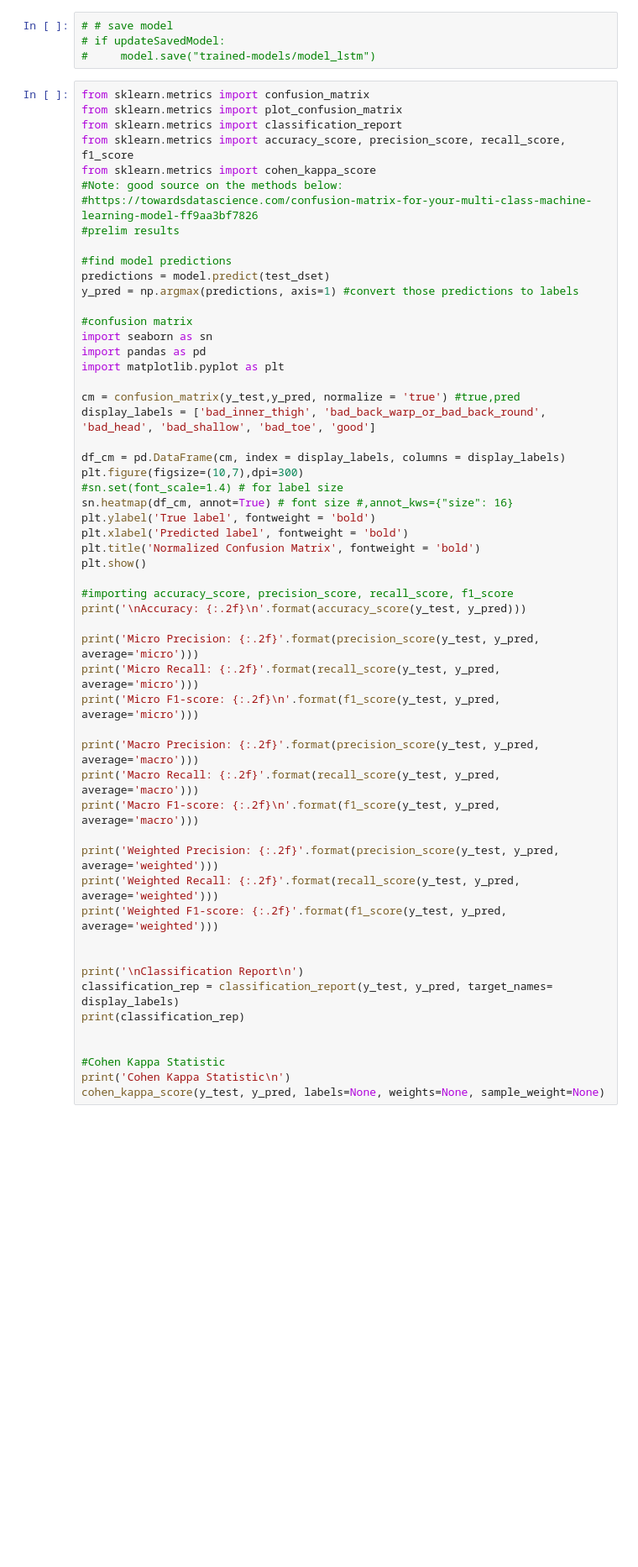
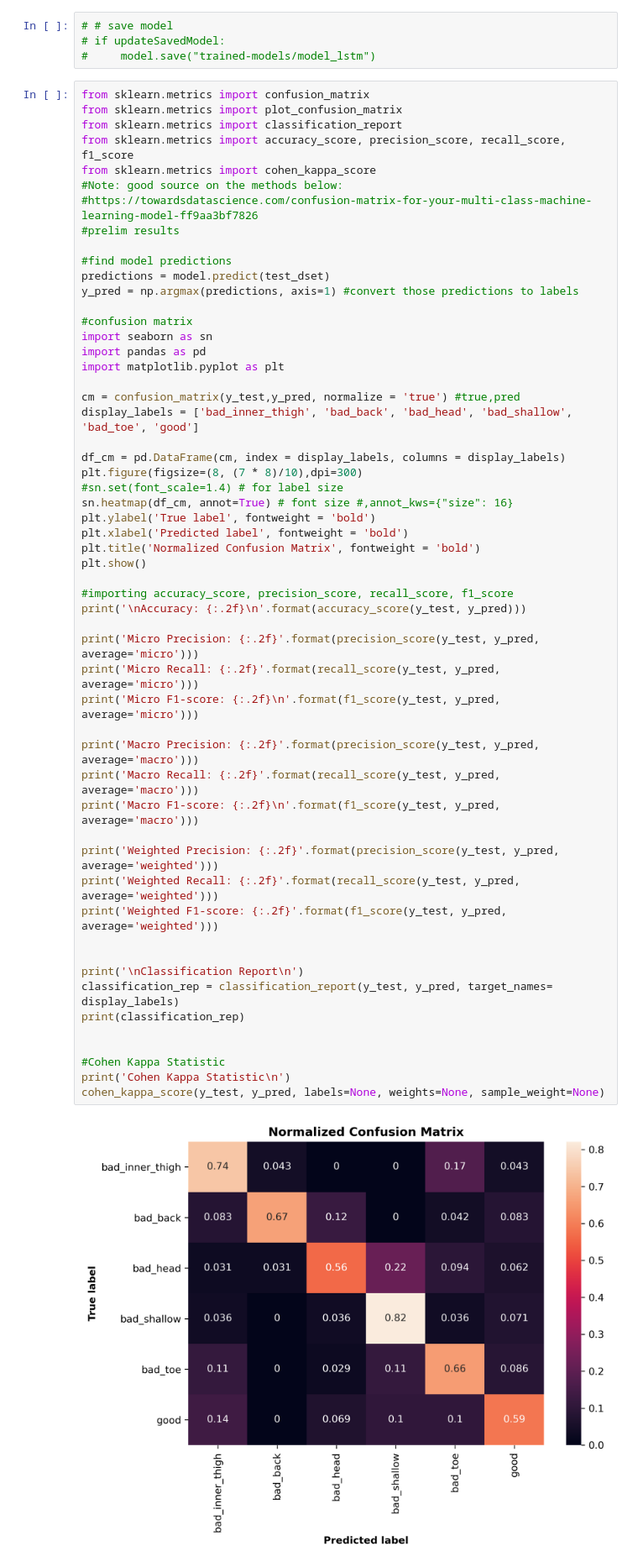
Before and after one commit to marissalee20/squat-analysis, a Jupyter notebook: lstm-model-combined-classes.ipynb, the cells around one changed output. Shown at 84% size. Cells and saved outputs as stored; diff of their text form; blank space fills up the shorter version.

```diff
--- a/lstm-model-combined-classes.ipynb
+++ b/lstm-model-combined-classes.ipynb
@@ -203,38 +206,40 @@ import pandas as pd
 import matplotlib.pyplot as plt
 
 cm = confusion_matrix(y_test,y_pred, normalize = 'true') #true,pred
-display_labels = ['bad_inner_thigh', 'bad_back_warp_or_bad_back_round', 'bad_head', 'bad_shallow', 'bad_toe', 'good']
+display_labels = ['bad_inner_thigh', 'bad_back', 'bad_head', 'bad_shallow', 'bad_toe', 'good']
 
 df_cm = pd.DataFrame(cm, index = display_labels, columns = display_labels)
-plt.figure(figsize=(10,7),dpi=300)
+plt.figure(figsize=(8, (7 * 8)/10),dpi=300)
 #sn.set(font_scale=1.4) # for label size
 sn.heatmap(df_cm, annot=True) # font size #,annot_kws={"size": 16}
 plt.ylabel('True label', fontweight = 'bold')
 plt.xlabel('Predicted label', fontweight = 'bold')
 plt.title('Normalized Confusion Matrix', fontweight = 'bold')
 plt.show()
 
 #importing accuracy_score, precision_score, recall_score, f1_score
 print('\nAccuracy: {:.2f}\n'.format(accuracy_score(y_test, y_pred)))
 
 print('Micro Precision: {:.2f}'.format(precision_score(y_test, y_pred, average='micro')))
 print('Micro Recall: {:.2f}'.format(recall_score(y_test, y_pred, average='micro')))
 print('Micro F1-score: {:.2f}\n'.format(f1_score(y_test, y_pred, average='micro')))
 
 print('Macro Precision: {:.2f}'.format(precision_score(y_test, y_pred, average='macro')))
 print('Macro Recall: {:.2f}'.format(recall_score(y_test, y_pred, average='macro')))
 print('Macro F1-score: {:.2f}\n'.format(f1_score(y_test, y_pred, average='macro')))
 
 print('Weighted Precision: {:.2f}'.format(precision_score(y_test, y_pred, average='weighted')))
 print('Weighted Recall: {:.2f}'.format(recall_score(y_test, y_pred, average='weighted')))
 print('Weighted F1-score: {:.2f}'.format(f1_score(y_test, y_pred, average='weighted')))
 
 
 print('\nClassification Report\n')
 classification_rep = classification_report(y_test, y_pred, target_names= display_labels)
 print(classification_rep)
 
 
 #Cohen Kappa Statistic
 print('Cohen Kappa Statistic\n')
 cohen_kappa_score(y_test, y_pred, labels=None, weights=None, sample_weight=None)
+# %% [output]
+[figure, added]
```
Also changed, not shown: parts of 2 cells of this notebook, 2 other files.
